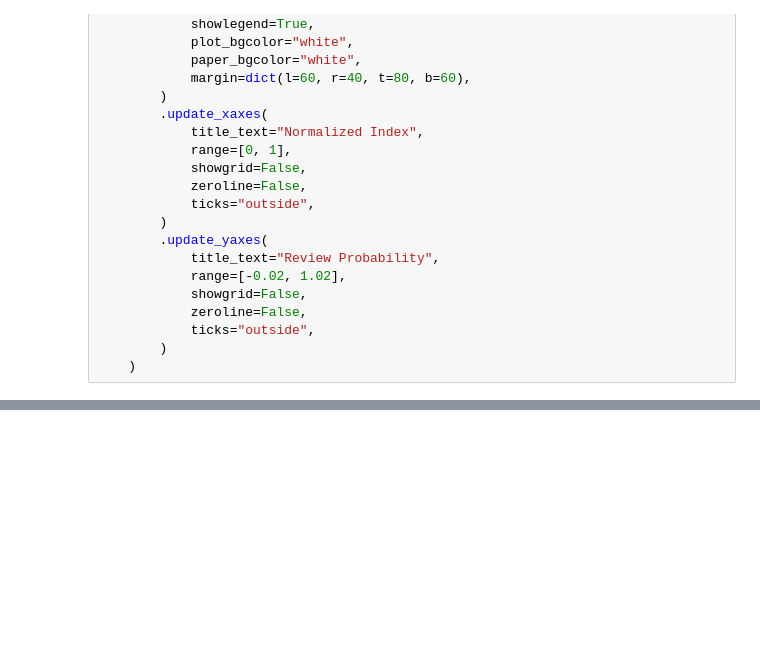
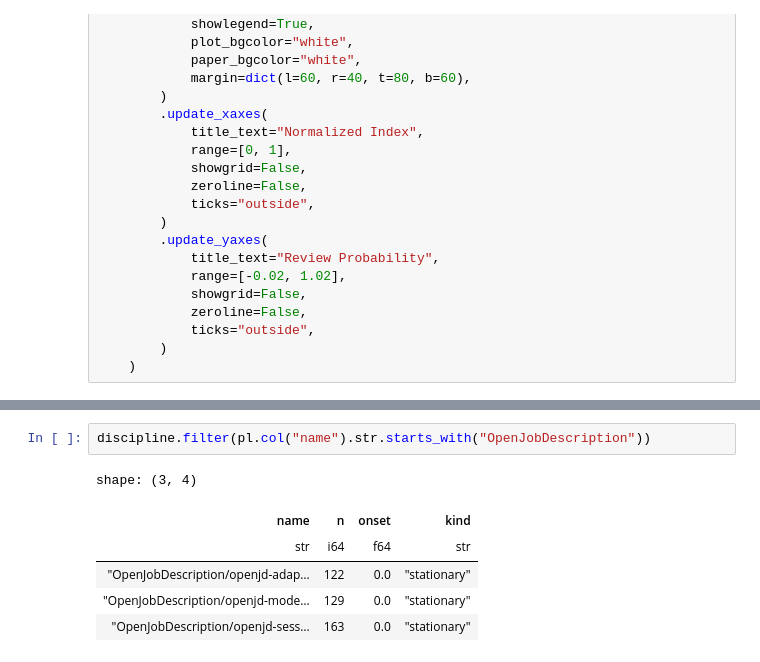
Before and after one commit to witrin/coredd-pipelines, a Jupyter notebook: notebooks/scope/profile.ipynb, the cells around one changed output, grey strips where cells are left out. Saved outputs shown, nothing was run; the diff lists cells and outputs as text; blank space fills up the shorter version.

```diff
--- a/notebooks/scope/profile.ipynb
+++ b/notebooks/scope/profile.ipynb
@@ -380,3 +312,12 @@ shape: (458, 4)
+# %%
+discipline.filter(pl.col("name").str.starts_with("OpenJobDescription"))
+# %% [output]
+shape: (3, 4)
+| name | n | onset | kind |
+| str | i64 | f64 | str |
+| "OpenJobDescription/openjd-adap… | 122 | 0.0 | "stationary" |
+| "OpenJobDescription/openjd-mode… | 129 | 0.0 | "stationary" |
+| "OpenJobDescription/openjd-sess… | 163 | 0.0 | "stationary" |
 # %%
 def profile_traces(pool: pl.DataFrame, picked: list[str]):
     subset = (
```
Also changed, not shown: parts of 7 cells of this notebook.
